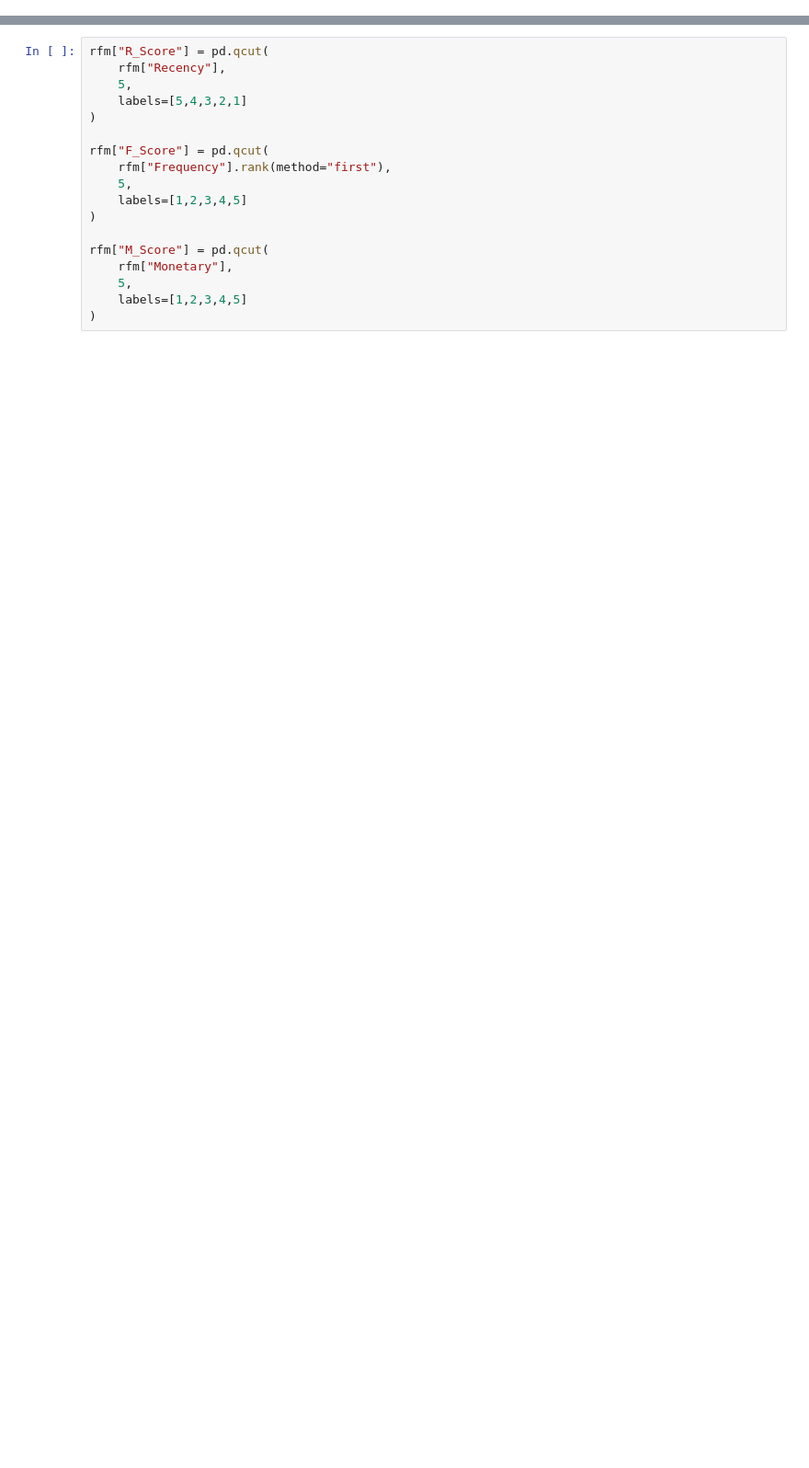
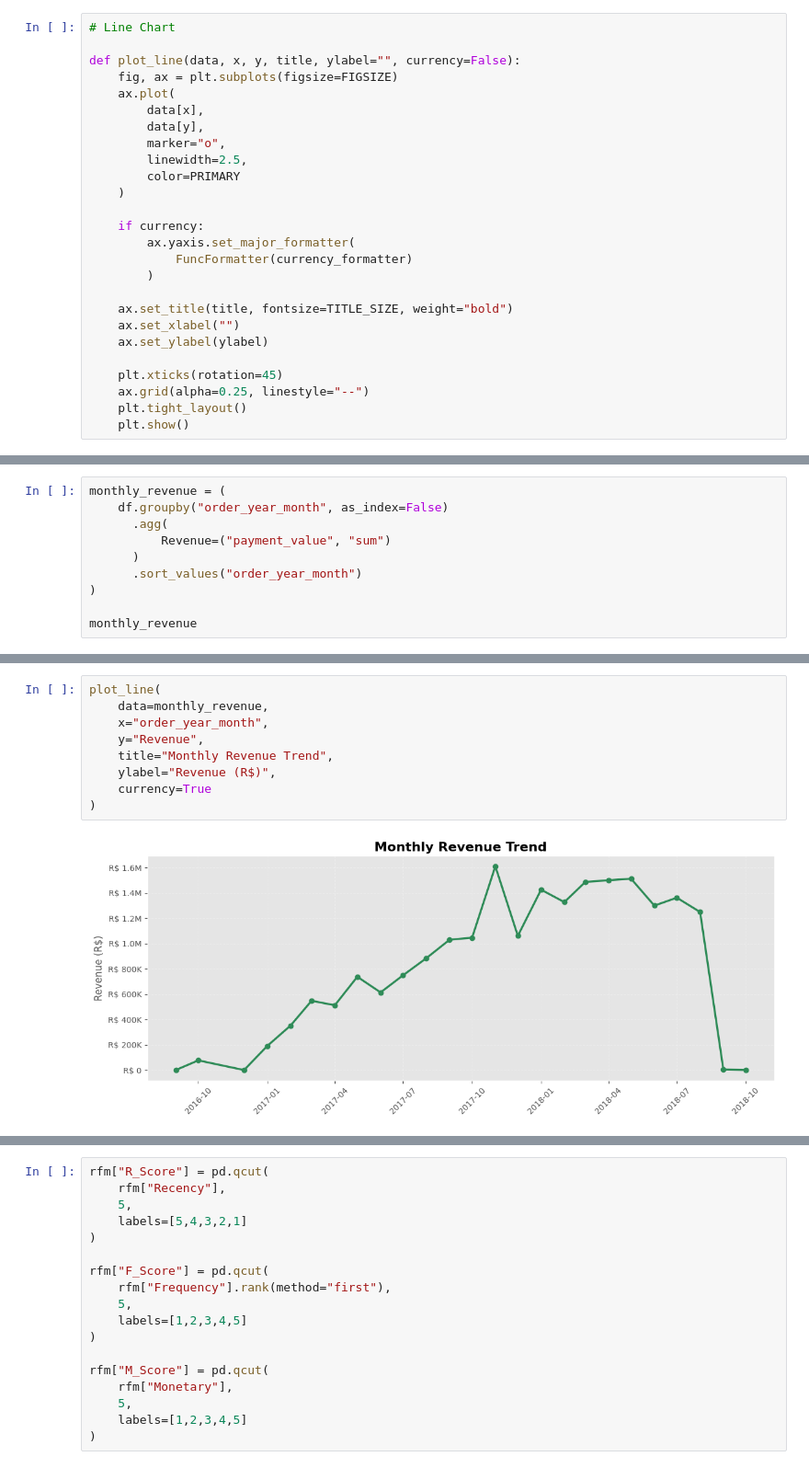
Before and after one commit to CepinMarsal/E-commerce_BusinessAnalysis, a Jupyter notebook: notebooks/02_exploratory_data_analysis.ipynb, the cells around one changed output, grey strips where cells are left out. Shown at 92% size. Cells and saved outputs as stored; diff of their text form; blank space fills up the shorter version.

```diff
--- a/notebooks/02_exploratory_data_analysis.ipynb
+++ b/notebooks/02_exploratory_data_analysis.ipynb
@@ -1175,0 +176,26 @@ rfm.describe()
+# %%
+# Line Chart
+
+def plot_line(data, x, y, title, ylabel="", currency=False):
+    fig, ax = plt.subplots(figsize=FIGSIZE)
+    ax.plot(
+        data[x],
+        data[y],
+        marker="o",
+        linewidth=2.5,
+        color=PRIMARY
+    )
+
+    if currency:
+        ax.yaxis.set_major_formatter(
+            FuncFormatter(currency_formatter)
+        )
+
+    ax.set_title(title, fontsize=TITLE_SIZE, weight="bold")
+    ax.set_xlabel("")
+    ax.set_ylabel(ylabel)
+
+    plt.xticks(rotation=45)
+    ax.grid(alpha=0.25, linestyle="--")
+    plt.tight_layout()
+    plt.show()
@@ -1175,0 +330,10 @@ rfm.describe()
+# %%
+monthly_revenue = (
+    df.groupby("order_year_month", as_index=False)
+      .agg(
+          Revenue=("payment_value", "sum")
+      )
+      .sort_values("order_year_month")
+)
+
+monthly_revenue
@@ -1175,0 +358,11 @@ rfm.describe()
+# %%
+plot_line(
+    data=monthly_revenue,
+    x="order_year_month",
+    y="Revenue",
+    title="Monthly Revenue Trend",
+    ylabel="Revenue (R$)",
+    currency=True
+)
+# %% [output]
+[figure, added]
```
Also changed, not shown: parts of 231 cells of this notebook, 16 other files.
